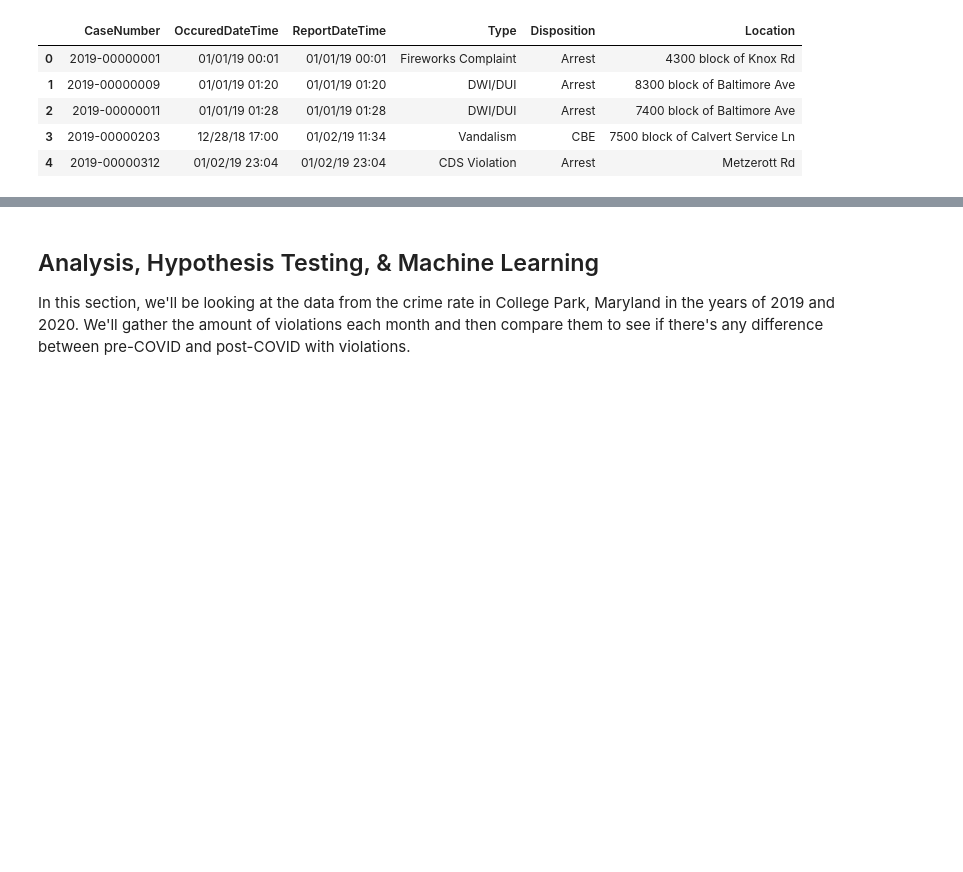
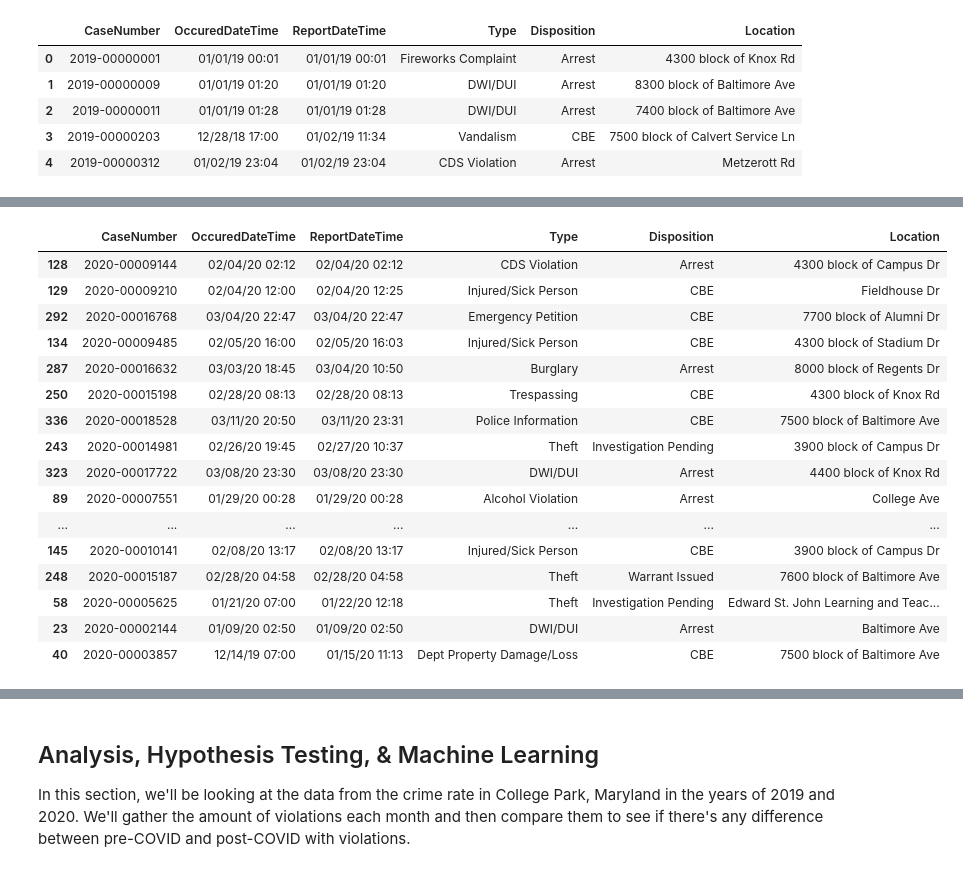
Before and after one commit to mmablim00/mmablim00.github.io, a Jupyter notebook: Final.ipynb, the cells around one changed output, grey strips where cells are left out. Saved outputs shown, nothing was run; the diff lists cells and outputs as text; code cells hidden in the pictures; blank space fills up the shorter version.

```diff
--- a/Final.ipynb
+++ b/Final.ipynb
@@ -127,0 +136,20 @@ data_to_analyze['pandemic']
+# %%
+data_to_analyze['pre_pandemic_2020']
+# %% [output]
+|  | CaseNumber | OccuredDateTime | ReportDateTime | Type | Disposition | Location |
+| 128 | 2020-00009144 | 02/04/20 02:12 | 02/04/20 02:12 | CDS Violation | Arrest | 4300 block of Campus Dr |
+| 129 | 2020-00009210 | 02/04/20 12:00 | 02/04/20 12:25 | Injured/Sick Person | CBE | Fieldhouse Dr |
+| 292 | 2020-00016768 | 03/04/20 22:47 | 03/04/20 22:47 | Emergency Petition | CBE | 7700 block of Alumni Dr |
+| 134 | 2020-00009485 | 02/05/20 16:00 | 02/05/20 16:03 | Injured/Sick Person | CBE | 4300 block of Stadium Dr |
+| 287 | 2020-00016632 | 03/03/20 18:45 | 03/04/20 10:50 | Burglary | Arrest | 8000 block of Regents Dr |
+| 250 | 2020-00015198 | 02/28/20 08:13 | 02/28/20 08:13 | Trespassing | CBE | 4300 block of Knox Rd |
+| 336 | 2020-00018528 | 03/11/20 20:50 | 03/11/20 23:31 | Police Information | CBE | 7500 block of Baltimore Ave |
+| 243 | 2020-00014981 | 02/26/20 19:45 | 02/27/20 10:37 | Theft | Investigation Pending | 3900 block of Campus Dr |
+| 323 | 2020-00017722 | 03/08/20 23:30 | 03/08/20 23:30 | DWI/DUI | Arrest | 4400 block of Knox Rd |
+| 89 | 2020-00007551 | 01/29/20 00:28 | 01/29/20 00:28 | Alcohol Violation | Arrest | College Ave |
+| ... | ... | ... | ... | ... | ... | ... |
+| 145 | 2020-00010141 | 02/08/20 13:17 | 02/08/20 13:17 | Injured/Sick Person | CBE | 3900 block of Campus Dr |
+| 248 | 2020-00015187 | 02/28/20 04:58 | 02/28/20 04:58 | Theft | Warrant Issued | 7600 block of Baltimore Ave |
+| 58 | 2020-00005625 | 01/21/20 07:00 | 01/22/20 12:18 | Theft | Investigation Pending | Edward St. John Learning and Teac... |
+| 23 | 2020-00002144 | 01/09/20 02:50 | 01/09/20 02:50 | DWI/DUI | Arrest | Baltimore Ave |
+| 40 | 2020-00003857 | 12/14/19 07:00 | 01/15/20 11:13 | Dept Property Damage/Loss | CBE | 7500 block of Baltimore Ave |
```
Also changed, not shown: parts of 28 cells of this notebook.
